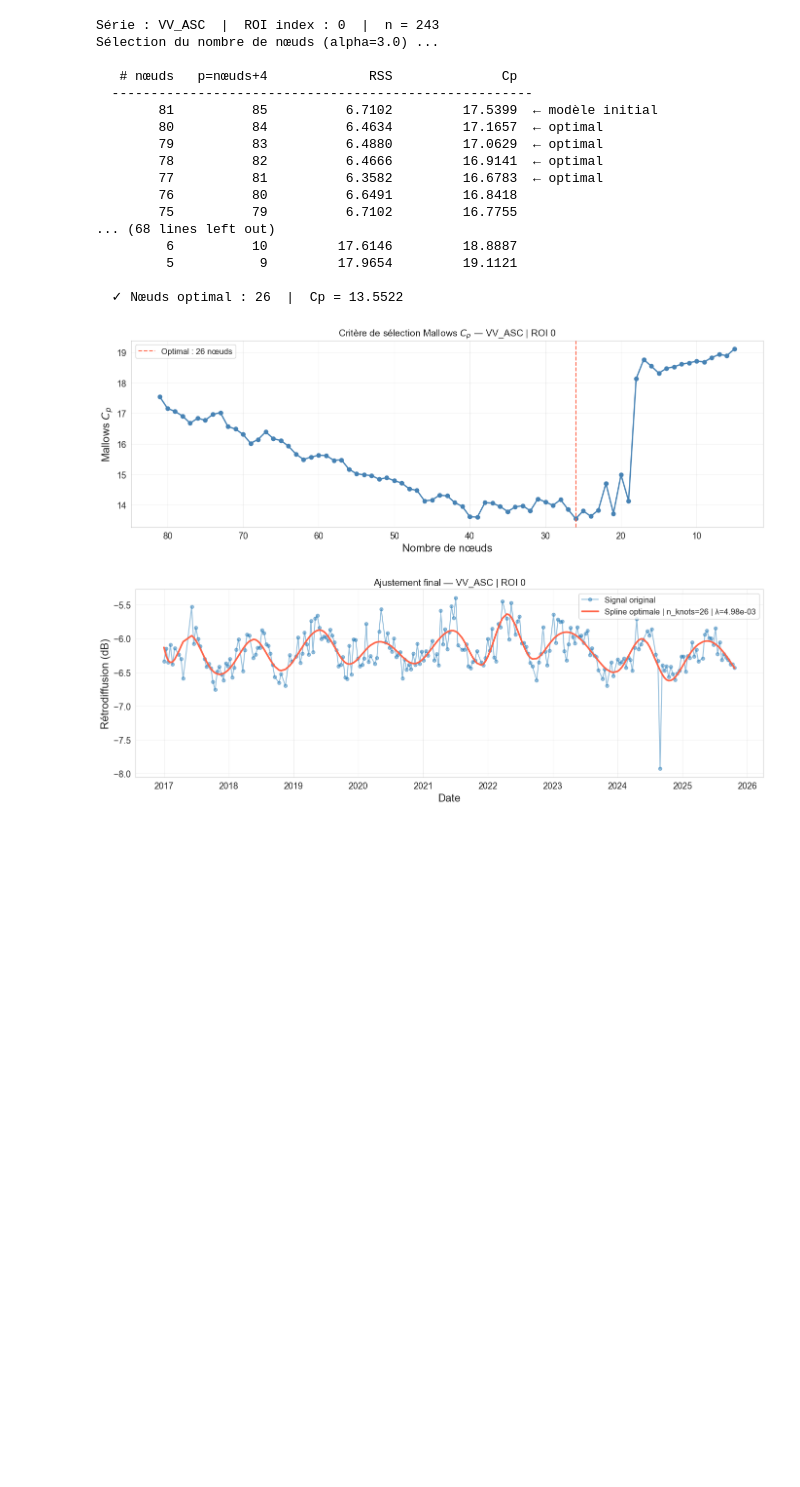
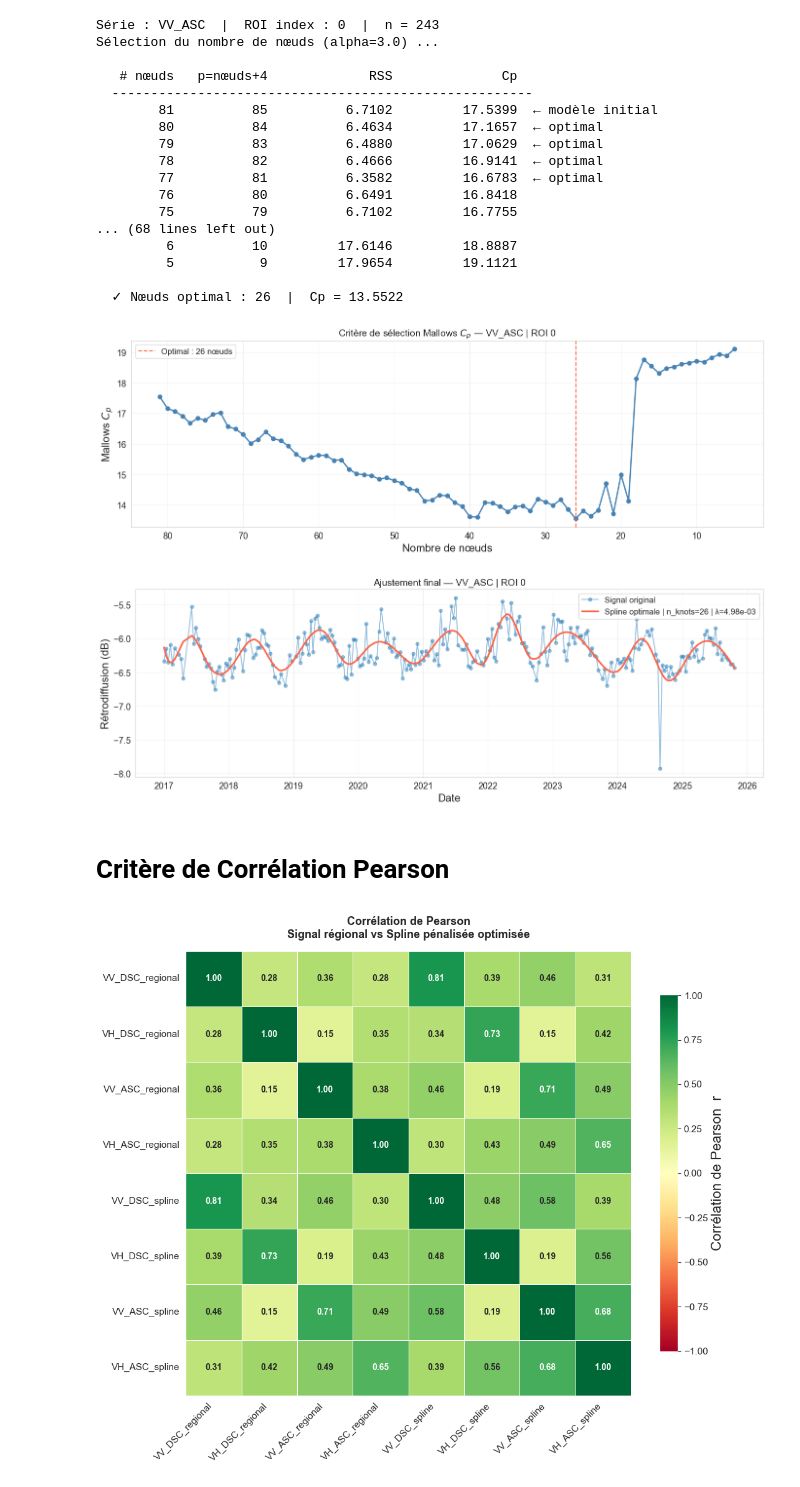
Before and after one commit to clairesn23/readingseminar, a Jupyter notebook: splines.ipynb, the cells around one changed output. Cells and saved outputs as stored; diff of their text form; code cells hidden in the pictures; blank space fills up the shorter version.

Commit message:
coefficient corrélation de pearson

```diff
--- a/splines.ipynb
+++ b/splines.ipynb
@@ -525,3 +527,82 @@ Sélection du nombre de nœuds (alpha=3.0) ...
   ✓ Nœuds optimal : 26  |  Cp = 13.5522
 [figure]
 [figure]
+# %% [markdown]
+# Critère de Corrélation Pearson
+# %%
+# ════════════════════════════════════════════════════════════
+#  PARAMÈTRES
+# ════════════════════════════════════════════════════════════
+
+series_list  = ["VV_DSC", "VH_DSC", "VV_ASC", "VH_ASC"]  # même ordre que l'image
+roi_index    = 0
+alpha        = 3.0
+
+# ════════════════════════════════════════════════════════════
+#  CALCUL SIGNAUX ORIGINAUX + SPLINES (régional)
+# ════════════════════════════════════════════════════════════
+
+signals = {}
+for series in series_list:
+    dates        = pd.to_datetime(date_allROI[series])
+    values_array = value_allROI[series]
+    if values_array.ndim == 1:
+        values_array = values_array[:, np.newaxis]
+    roi_idx = min(roi_index, values_array.shape[1] - 1)
+    values  = values_array[:, roi_idx]
+    t_num   = np.array([(d - dates[0]).days for d in dates], dtype=float)
+
+    n_knots_opt, _ = stepwise_knot_selection_bspline(t_num, values, alpha=alpha, verbose=False)
+    B               = build_bspline_basis(t_num, n_knots_opt)
+    lam_opt         = optimize_lambda_gcv(B, values)
+    _, Y_hat        = penalized_spline_fit(B, values, lam_opt)
+
+    signals[f"{series}_regional"] = values
+    signals[f"{series}_spline"]   = Y_hat
+
+# Ordonner : d'abord les 4 regionaux, puis les 4 splines (comme l'image)
+ordered_keys = [f"{s}_regional" for s in series_list] + \
+               [f"{s}_spline"   for s in series_list]
+
+min_len    = min(len(signals[k]) for k in ordered_keys)
+df_signals = pd.DataFrame({k: signals[k][:min_len] for k in ordered_keys})
+
+# ════════════════════════════════════════════════════════════
+#  MATRICE DE CORRÉLATION
+# ════════════════════════════════════════════════════════════
+
+corr_matrix = df_signals.corr(method="pearson")
+
+# ════════════════════════════════════════════════════════════
+#  CORRPLOT
+# ════════════════════════════════════════════════════════════
+
+sns.set_style("white")
+plt.rcParams.update({"font.size": 11})
+
+fig, ax = plt.subplots(figsize=(11, 9))
+
+sns.heatmap(
+    corr_matrix,
+    ax=ax,
+    annot=True,
+    fmt=".2f",
+    cmap="RdYlGn",
+    vmin=-1, vmax=1,
+    center=0,
+    square=True,
+    linewidths=0.5,
+    linecolor="white",
+    cbar_kws={"label": "Corrélation de Pearson  r", "shrink": 0.8},
+    annot_kws={"size": 10, "weight": "bold"}
+)
+
+ax.set_title("Corrélation de Pearson\nSignal régional vs Spline pénalisée optimisée",
+             fontsize=13, fontweight="bold", pad=15)
+ax.set_xticklabels(ax.get_xticklabels(), rotation=45, ha="right")
+ax.set_yticklabels(ax.get_yticklabels(), rotation=0)
+
+plt.tight_layout()
+plt.show()
+# %% [output]
+[figure, added]
```
Also changed, not shown: parts of 1 cell of this notebook.
